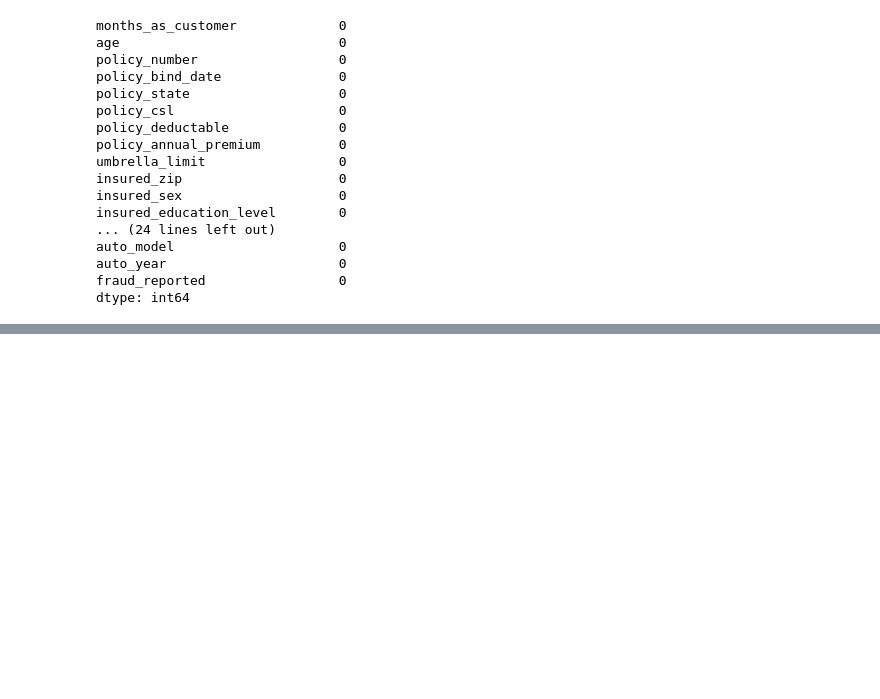
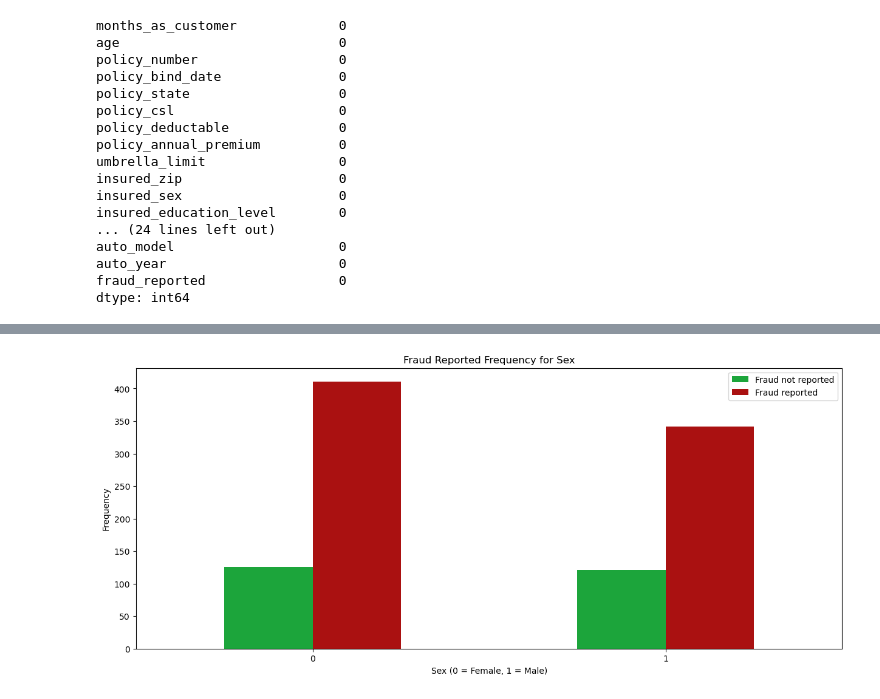
Before and after one commit to GerlechJen/Predicting-Auto-Insurance-Fraud-Claims, a Jupyter notebook: database1.ipynb, the cells around one changed output, grey strips where cells are left out. Saved outputs shown, nothing was run; the diff lists cells and outputs as text; code cells hidden in the pictures; blank space fills up the shorter version.

```diff
--- a/database1.ipynb
+++ b/database1.ipynb
@@ -52,0 +281,10 @@ insurance_df.to_sql(name='insurance', if_exists='replace',con=engine)
+# %%
+pd.crosstab(new_ins_df.insured_sex,new_ins_df.fraud_reported).plot(kind="bar",figsize=(15,6),color=['#1CA53B','#AA1111' ])
+plt.title('Fraud Reported Frequency for Sex')
+plt.xlabel('Sex (0 = Female, 1 = Male)')
+plt.xticks(rotation=0)
+plt.legend(["Fraud not reported", "Fraud reported"])
+plt.ylabel('Frequency')
+plt.show()
+# %% [output]
+[figure, added]
```
Also changed, not shown: parts of 38 cells of this notebook, 2 other files.
